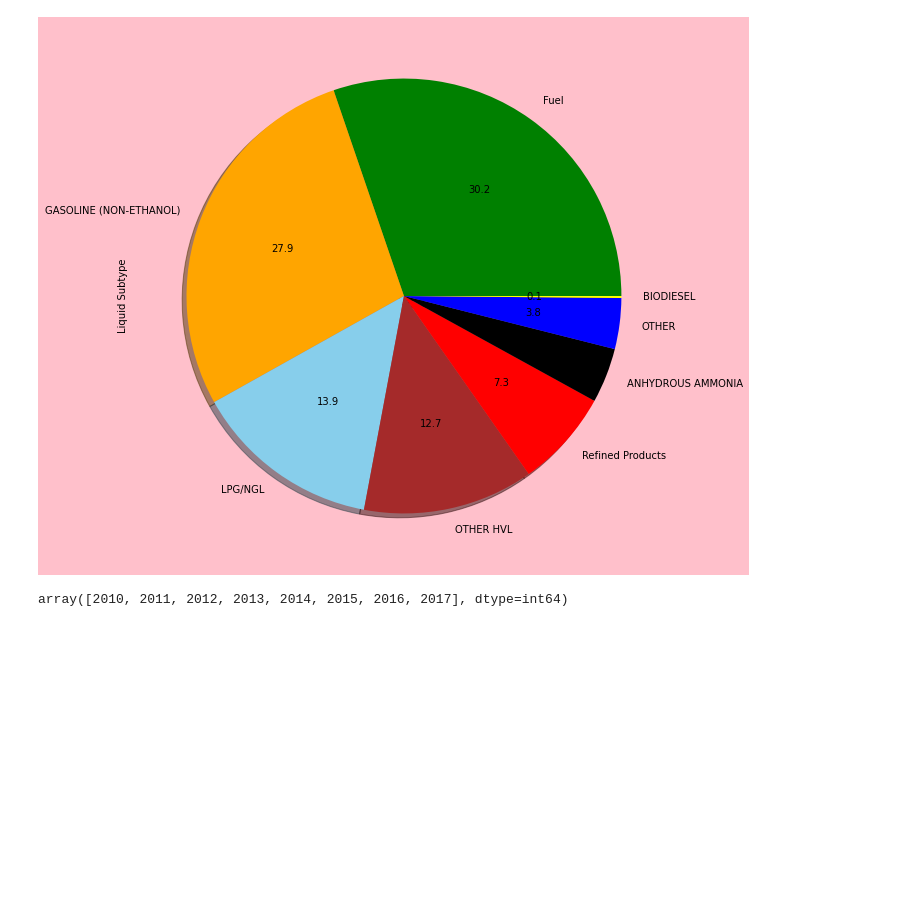
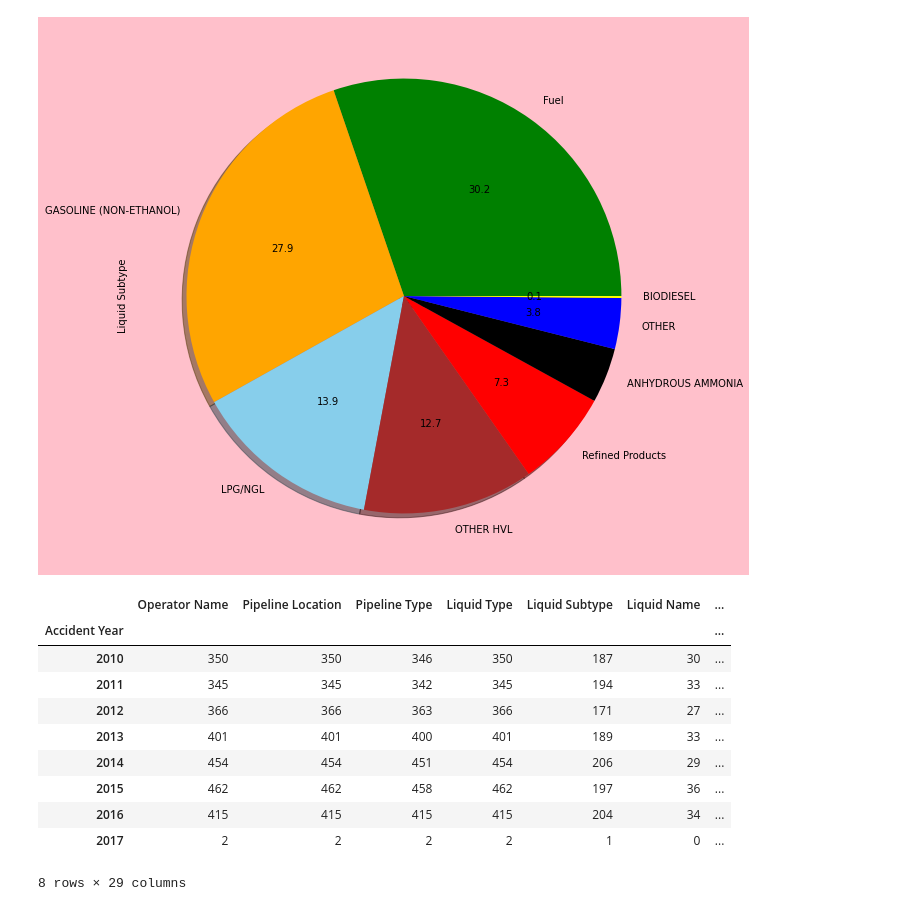
Before and after one commit to AdityaKD88/Oil_pipeline, a Jupyter notebook: app/analysis.ipynb, the cells around one changed output. Cells and saved outputs as stored; diff of their text form; code cells hidden in the pictures; blank space fills up the shorter version.

```diff
--- a/app/analysis.ipynb
+++ b/app/analysis.ipynb
@@ -481,7 +482,3 @@ lsdata.value_counts().plot(kind='pie',
 plt.show()
 # %% [output]
 [figure]
-# %%
-df['Accident Year'].unique()
-# %% [output]
-array([2010, 2011, 2012, 2013, 2014, 2015, 2016, 2017], dtype=int64)
@@ -487,0 +499,16 @@ array([2010, 2011, 2012, 2013, 2014, 2015, 2016, 2017], dtype=int64)
+# %%
+x=df['Accident Year'].unique()
+y=df.groupby('Accident Year').count()
+y
+# %% [output]
+|  | Operator Name | Pipeline Location | Pipeline Type | Liquid Type | Liquid Subtype | Liquid Name | ... |
+| Accident Year |  |  |  |  |  |  | ... |
+| 2010 | 350 | 350 | 346 | 350 | 187 | 30 | ... |
+| 2011 | 345 | 345 | 342 | 345 | 194 | 33 | ... |
+| 2012 | 366 | 366 | 363 | 366 | 171 | 27 | ... |
+| 2013 | 401 | 401 | 400 | 401 | 189 | 33 | ... |
+| 2014 | 454 | 454 | 451 | 454 | 206 | 29 | ... |
+| 2015 | 462 | 462 | 458 | 462 | 197 | 36 | ... |
+| 2016 | 415 | 415 | 415 | 415 | 204 | 34 | ... |
+| 2017 | 2 | 2 | 2 | 2 | 1 | 0 | ... |
+8 rows × 29 columns
```
Also changed, not shown: parts of 6 cells of this notebook, 8 other files.
